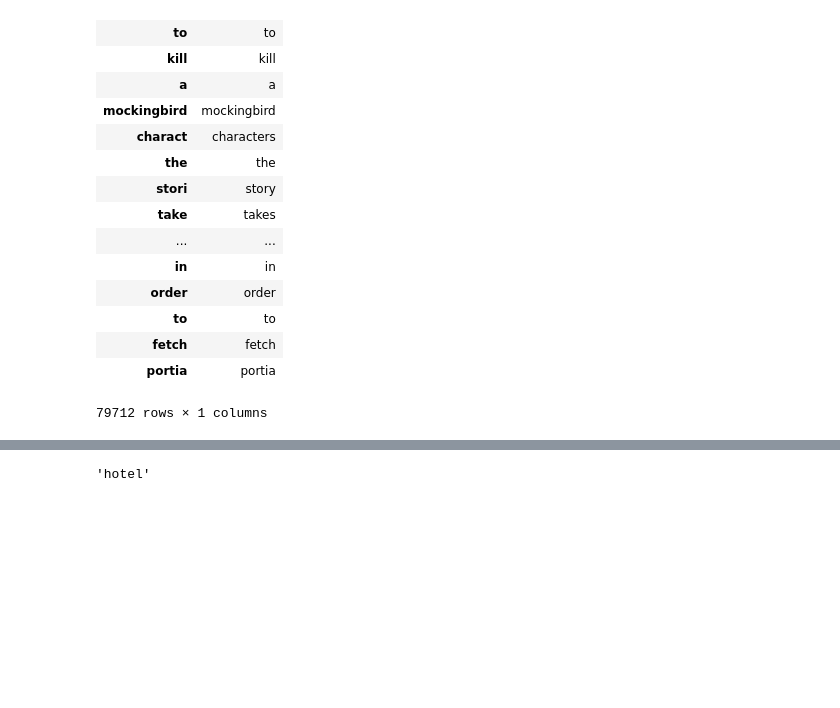
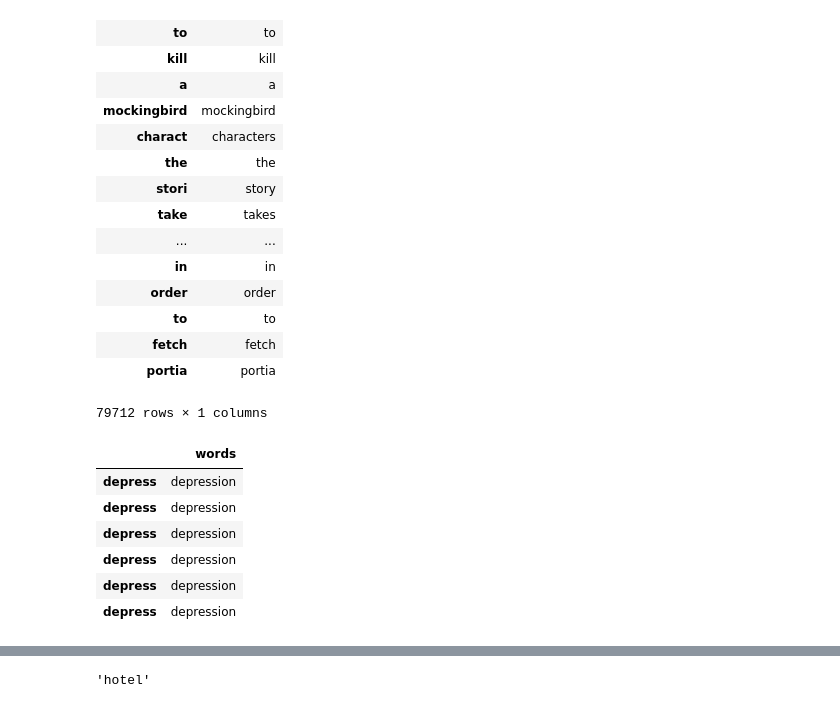
Before and after one commit to Abhinav-97/document-clustering-using-kmeans, a Jupyter notebook: make_clusters.ipynb, the cells around one changed output, grey strips where cells are left out. Saved outputs shown, nothing was run; the diff lists cells and outputs as text; code cells hidden in the pictures; blank space fills up the shorter version.

```diff
--- a/make_clusters.ipynb
+++ b/make_clusters.ipynb
@@ -130,4 +132,14 @@ vocab_data
 | fetch | fetch |
 | portia | portia |
 79712 rows × 1 columns
+# %%
+vocab_data.loc[vocab_data['words']=="depression"]
+# %% [output]
+|  | words |
+| depress | depression |
+| depress | depression |
+| depress | depression |
+| depress | depression |
+| depress | depression |
+| depress | depression |
 # %%
```
Also changed, not shown: parts of 26 cells of this notebook.
